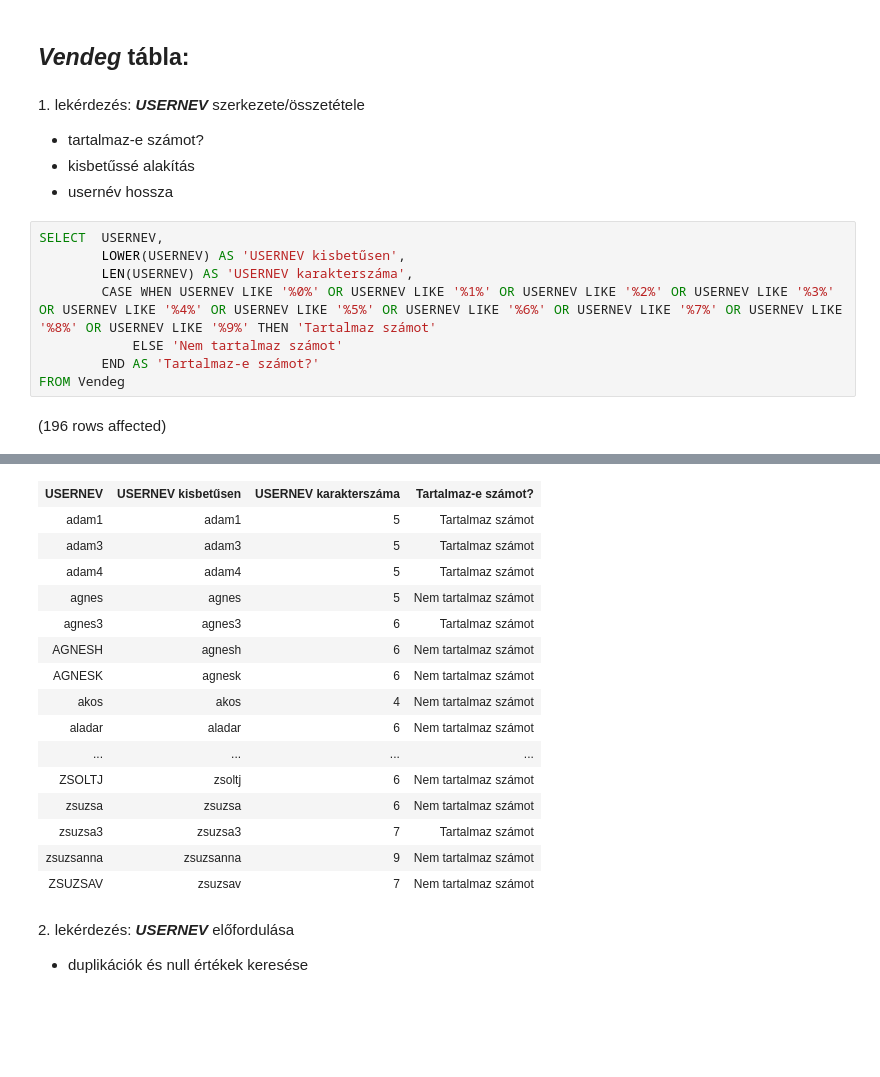
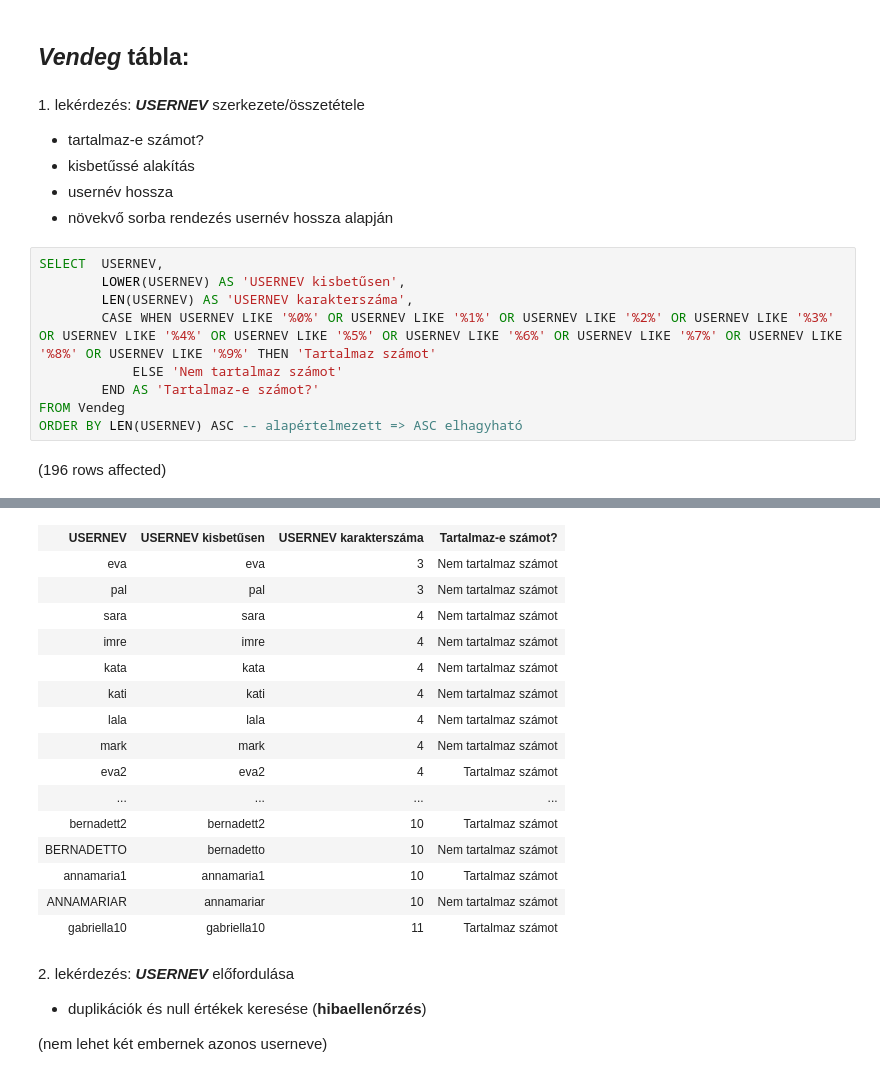
Before and after one commit to varadikitti/sqlgyak03, a Jupyter notebook: homework1.ipynb, the cells around one changed output, grey strips where cells are left out. Drawn from its saved outputs; the diff is of its cells as text; blank space fills up the shorter version.

```diff
--- a/homework1.ipynb
+++ b/homework1.ipynb
@@ -96,6 +96,7 @@ Total execution time: 00:00:00.033
 - tartalmaz-e számot?
 - kisbetűssé alakítás
 - usernév hossza
+- növekvő sorba rendezés usernév hossza alapján
 # %%
 SELECT  USERNEV,
         LOWER(USERNEV) AS 'USERNEV kisbetűsen',
@@ -104,5 +105,6 @@ SELECT  USERNEV,
             ELSE 'Nem tartalmaz számot'
         END AS 'Tartalmaz-e számot?'
 FROM Vendeg
+ORDER BY LEN(USERNEV) ASC -- alapértelmezett => ASC elhagyható
 # %% [output]
 (196 rows affected)
@@ -110,20 +112,22 @@ Total execution time: 00:00:00.096
 | USERNEV | USERNEV kisbetűsen | USERNEV karakterszáma | Tartalmaz-e számot? |
-| adam1 | adam1 | 5 | Tartalmaz számot |
-| adam3 | adam3 | 5 | Tartalmaz számot |
-| adam4 | adam4 | 5 | Tartalmaz számot |
-| agnes | agnes | 5 | Nem tartalmaz számot |
-| agnes3 | agnes3 | 6 | Tartalmaz számot |
-| AGNESH | agnesh | 6 | Nem tartalmaz számot |
-| AGNESK | agnesk | 6 | Nem tartalmaz számot |
-| akos | akos | 4 | Nem tartalmaz számot |
-| aladar | aladar | 6 | Nem tartalmaz számot |
+| eva | eva | 3 | Nem tartalmaz számot |
+| pal | pal | 3 | Nem tartalmaz számot |
+| sara | sara | 4 | Nem tartalmaz számot |
+| imre | imre | 4 | Nem tartalmaz számot |
+| kata | kata | 4 | Nem tartalmaz számot |
+| kati | kati | 4 | Nem tartalmaz számot |
+| lala | lala | 4 | Nem tartalmaz számot |
+| mark | mark | 4 | Nem tartalmaz számot |
+| eva2 | eva2 | 4 | Tartalmaz számot |
 | ... | ... | ... | ... |
-| ZSOLTJ | zsoltj | 6 | Nem tartalmaz számot |
-| zsuzsa | zsuzsa | 6 | Nem tartalmaz számot |
-| zsuzsa3 | zsuzsa3 | 7 | Tartalmaz számot |
-| zsuzsanna | zsuzsanna | 9 | Nem tartalmaz számot |
-| ZSUZSAV | zsuzsav | 7 | Nem tartalmaz számot |
+| bernadett2 | bernadett2 | 10 | Tartalmaz számot |
+| BERNADETTO | bernadetto | 10 | Nem tartalmaz számot |
+| annamaria1 | annamaria1 | 10 | Tartalmaz számot |
+| ANNAMARIAR | annamariar | 10 | Nem tartalmaz számot |
+| gabriella10 | gabriella10 | 11 | Tartalmaz számot |
 # %% [markdown]
 2\. lekérdezés: **_USERNEV_** előfordulása
 
-- duplikációk és null értékek keresése
+- duplikációk és null értékek keresése (**hibaellenőrzés**)
+
+(nem lehet két embernek azonos userneve)
```
Also changed, not shown: parts of 12 cells of this notebook.
